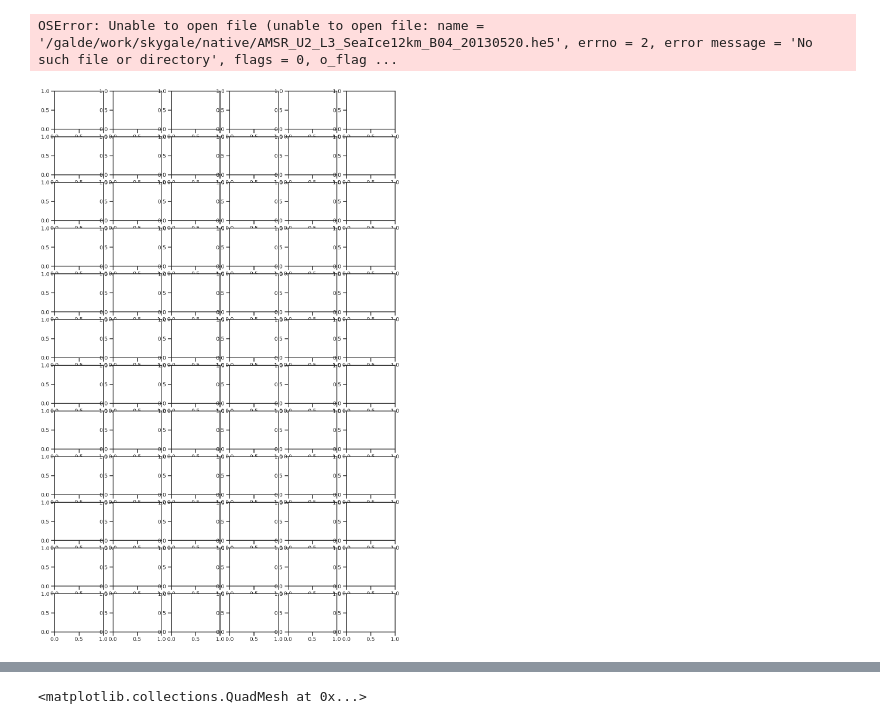
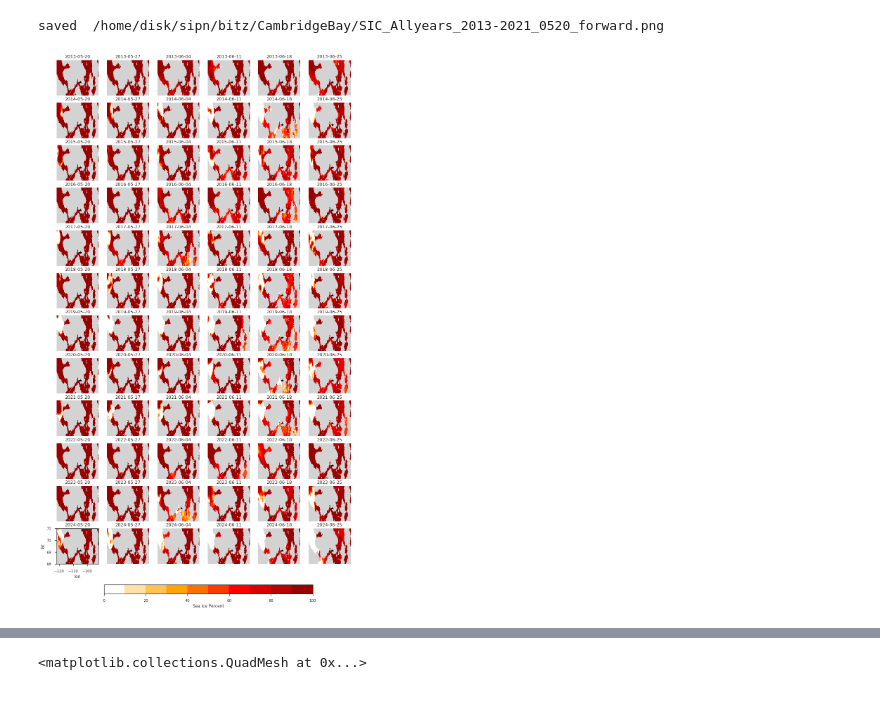
Before and after one commit to skylargale/polar-bears-international, a Jupyter notebook: CambridgeBAy_plot_sept_IFD_OBS12p5km.ipynb, the cells around one changed output, grey strips where cells are left out. Cells and saved outputs as stored; diff of their text form; code cells hidden in the pictures.

```diff
--- a/CambridgeBAy_plot_sept_IFD_OBS12p5km.ipynb
+++ b/CambridgeBAy_plot_sept_IFD_OBS12p5km.ipynb
@@ -709,7 +45,7 @@ def get_DOY(da):
 # customize this cell
 
 # this is where my figures go
-fig_dir='./figures/'
+fig_dir='/home/disk/sipn/bitz/CambridgeBay/'
 CB_lon=[-105.0597]
-CB_lat=[ 69.1169]  # 69.1169° N, 105.0597° W
+CB_lat=[ 69.1169]  #69.1169° N, 105.0597° W
 # %%
@@ -789,9 +110,7 @@ def MakeDataSet2(FILE_NAME):
     cmonth = date[4:6]
     cday = date[6:8]
 
-    # ds.coords['time'] = np.datetime64(cyear+'-'+cmonth+'-'+cday)
-    ds.coords['time'] = np.datetime64(f"{cyear}-{cmonth}-{cday}", 'ns')
-
+    ds.coords['time'] = np.datetime64(cyear+'-'+cmonth+'-'+cday)
     ds.time
 
     #print('\n\nTake a look at the dataarrray we made \n')
@@ -851,17 +158,14 @@ NPLOTS=nrows*ncols+1
 sizefcter=2
 #crExt = [1800000.0, 2400000.0, -1500000.0, -1000000.0] # (x0, x1, y0, y1)
 crExt = [1000000.0, 3000000.0, -1500000.0, -500000.0] # (x0, x1, y0, y1)
-f, axes = multi_polar_axis(
-    ncols=ncols, nrows=nrows, Nplots=NPLOTS, sizefcter=sizefcter,
-    extent=crExt, central_longitude=193-360
-)
+(f, axes) = ice_plot.multi_polar_axis(ncols=ncols, nrows=nrows, Nplots=NPLOTS, sizefcter=sizefcter, extent=crExt, central_longitude=193-360)
 f.set_size_inches(ncols*2.5, nrows*2) # tinker a bit
 
 i=0
 for yr in np.arange(2013,2025):
     for j in np.arange(0,6):
         date=dates[j]
-        FILE_NAME = '/glade/work/skygale/native/AMSR_U2_L3_SeaIce12km_B04_'+str(yr)+date+'.he5'
+        FILE_NAME = '/home/disk/sipn/nicway/data/obs/AMSR_U2/native/AMSR_U2_L3_SeaIce12km_B04_'+str(yr)+date+'.he5'
         try:
             sic, lat, lon = MakeDataSet2(FILE_NAME)
             sic= sic.isel(nj=slice(420,625)).isel(ni=slice(100,240))
@@ -883,6 +187,6 @@ cbar = f.colorbar(p, cax=cbar_ax, label=
                   'Sea Ice Percent', orientation='horizontal')
 
 # Save to file
-# f.savefig(f_out,bbox_inches='tight', dpi=300)
+f.savefig(f_out,bbox_inches='tight', dpi=300)
 print("saved ", f_out)
 # %% [output]
@@ -897,8 +202,8 @@ sns.set_context("talk", font_scale=0.8, rc={"lines.linewidth": 2.5})
 #kivalina_lon=[-164.5333+.75] # move inland so can see the ocean nearest
 #kivalina_lat=[ 67.7269]
 
-kivalina_lon=CB_lon[0]+0.25
-kivalina_lat=CB_lat[0]  #69.1169° N, 105.0597° W
+kivalina_lon=CB_lon+0.25
+kivalina_lat=CB_lat  #69.1169° N, 105.0597° W
 f_out = os.path.join(fig_dir,'SIC_Allyears_2013-2021_'+dates[0]+'_forward.png')
 
 c_vmin=0
@@ -917,37 +222,37 @@ axes=axes.flatten()
 i=0
 for yr in np.arange(2013,2025):
     for j in np.arange(0,6):
         date=dates[j]
-        FILE_NAME = '/galde/work/skygale/native/AMSR_U2_L3_SeaIce12km_B04_'+str(yr)+date+'.he5'
+        FILE_NAME = '/home/disk/sipn/nicway/data/obs/AMSR_U2/native/AMSR_U2_L3_SeaIce12km_B04_'+str(yr)+date+'.he5'
 #        try:
         sic, lat, lon = MakeDataSet2(FILE_NAME)
         #sic= sic.isel(nj=slice(420,625)).isel(ni=slice(100,240))
         sic= sic.isel(nj=slice(500,605)).isel(ni=slice(110,190))
 
         axi=axes[i]
         p=sic.plot(ax=axi, x='lon', y='lat', add_colorbar=False,
                       cmap=cmap_c,vmin=c_vmin, vmax=c_vmax)
         axi.set_ylim([68, 71])
         axi.set_xlim([-122, -92])
         if i!=13*5+1:
             axi.axis('off')
         axi.plot([kivalina_lon], [kivalina_lat], color='k', marker='*')
         axi.set_title("{Y}-{M}-{D}".format(Y=str(yr),M=date[0:2],D=date[2:4]))
 #        except:
 #            print('No data yet')
         i=i+1
 
     f.subplots_adjust(bottom=0.05)
 cbar_ax = f.add_axes([0.25, 0.001, .55, 0.015]) #  [left, bottom, width, height] w
 cbar = f.colorbar(p, cax=cbar_ax, label=
                   'Sea Ice Percent', orientation='horizontal')
 
 # Save to file
-# f.savefig(f_out,bbox_inches='tight', dpi=300)
+f.savefig(f_out,bbox_inches='tight', dpi=300)
 print("saved ", f_out)
 # %% [output]
-OSError: Unable to open file (unable to open file: name = '/galde/work/skygale/native/AMSR_U2_L3_SeaIce12km_B04_20130520.he5', errno = 2, error message = 'No such file or directory', flags = 0, o_flag ...
+saved  /home/disk/sipn/bitz/CambridgeBay/SIC_Allyears_2013-2021_0520_forward.png
-[figure, old version]
+[figure, new version]
 # %%
 IFD_all=[]
 IFD2_all=[]
```
Also changed, not shown: parts of 6 cells of this notebook, 10 other files.
